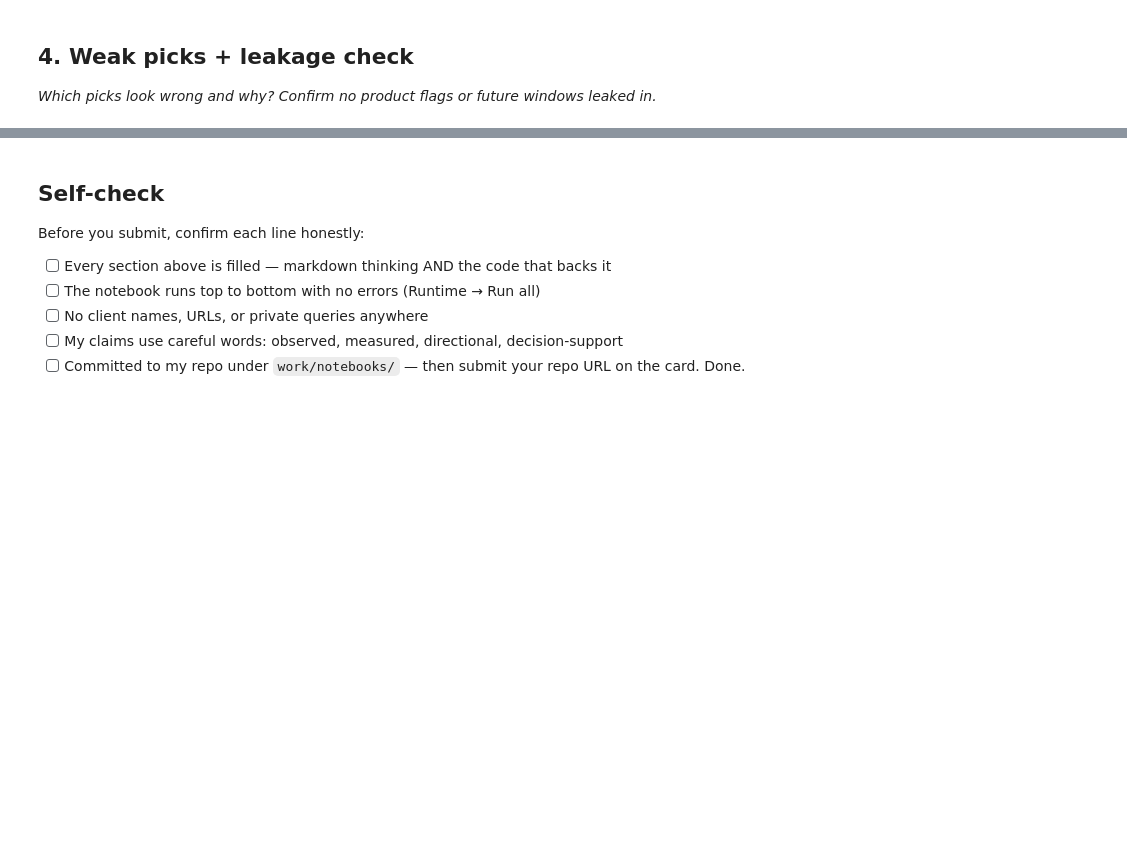
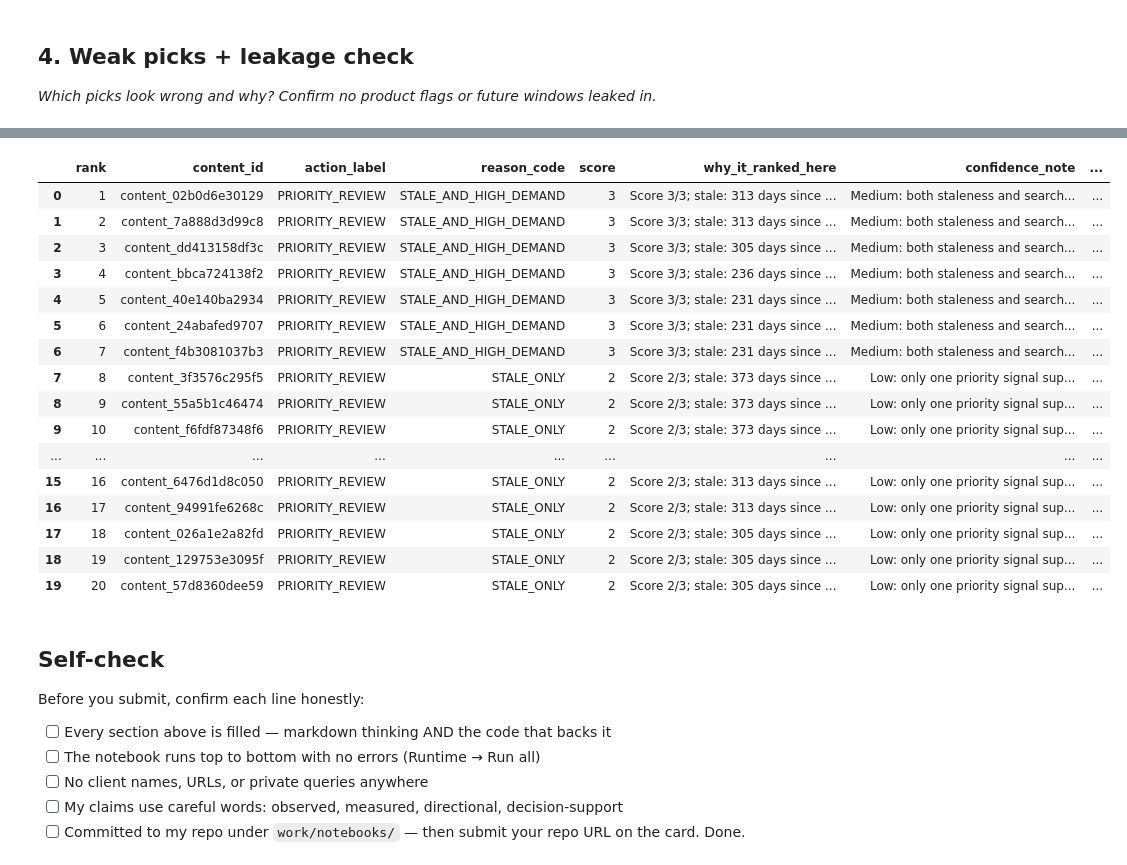
Before and after one commit to ssarimm/Machine-Learning-Internship---Flyrank, a Jupyter notebook: work/notebooks/w04_baseline_score.ipynb, the cells around one changed output, grey strips where cells are left out. Saved outputs shown, nothing was run; the diff lists cells and outputs as text; code cells hidden in the pictures; blank space fills up the shorter version.

```diff
--- a/work/notebooks/w04_baseline_score.ipynb
+++ b/work/notebooks/w04_baseline_score.ipynb
@@ -37,3 +385,63 @@ This skeleton is yours to fill. Work the sections **in order** — each one has
+# %%
+def explain_rank(row):
+    parts = []
+
+    if row["days_since_last_update"] >= 180:
+        parts.append(
+            f"stale: {int(row['days_since_last_update'])} days since update"
+        )
+
+    volume = row["search_volume"]
+    if pd.notna(volume) and volume > 0 and volume >= high_demand_threshold:
+        parts.append(
+            f"search volume {volume:g} meets the high-demand threshold"
+        )
+    elif pd.isna(volume):
+        parts.append("search volume is missing")
+
+    if not parts:
+        parts.append("neither selected signal triggered")
+
+    return f"Score {int(row['score'])}/3; " + "; ".join(parts)
+
+
+top20_review["why_it_ranked_here"] = top20_review.apply(
+    explain_rank, axis=1
+)
+
+# Put the explanation next to the action and reason code
+top20_review = top20_review[
+    [
+        "rank",
+        "content_id",
+        "action_label",
+        "reason_code",
+        "score",
+        "why_it_ranked_here",
+        "confidence_note",
+        "what_would_make_it_wrong",
+    ]
+]
+
+display(top20_review)
+# %% [output]
+|  | rank | content_id | action_label | reason_code | score | why_it_ranked_here | confidence_note | ... |
+| 0 | 1 | content_02b0d6e30129 | PRIORITY_REVIEW | STALE_AND_HIGH_DEMAND | 3 | Score 3/3; stale: 313 days since ... | Medium: both staleness and search... | ... |
+| 1 | 2 | content_7a888d3d99c8 | PRIORITY_REVIEW | STALE_AND_HIGH_DEMAND | 3 | Score 3/3; stale: 313 days since ... | Medium: both staleness and search... | ... |
+| 2 | 3 | content_dd413158df3c | PRIORITY_REVIEW | STALE_AND_HIGH_DEMAND | 3 | Score 3/3; stale: 305 days since ... | Medium: both staleness and search... | ... |
+| 3 | 4 | content_bbca724138f2 | PRIORITY_REVIEW | STALE_AND_HIGH_DEMAND | 3 | Score 3/3; stale: 236 days since ... | Medium: both staleness and search... | ... |
+| 4 | 5 | content_40e140ba2934 | PRIORITY_REVIEW | STALE_AND_HIGH_DEMAND | 3 | Score 3/3; stale: 231 days since ... | Medium: both staleness and search... | ... |
+| 5 | 6 | content_24abafed9707 | PRIORITY_REVIEW | STALE_AND_HIGH_DEMAND | 3 | Score 3/3; stale: 231 days since ... | Medium: both staleness and search... | ... |
+| 6 | 7 | content_f4b3081037b3 | PRIORITY_REVIEW | STALE_AND_HIGH_DEMAND | 3 | Score 3/3; stale: 231 days since ... | Medium: both staleness and search... | ... |
+| 7 | 8 | content_3f3576c295f5 | PRIORITY_REVIEW | STALE_ONLY | 2 | Score 2/3; stale: 373 days since ... | Low: only one priority signal sup... | ... |
+| 8 | 9 | content_55a5b1c46474 | PRIORITY_REVIEW | STALE_ONLY | 2 | Score 2/3; stale: 373 days since ... | Low: only one priority signal sup... | ... |
+| 9 | 10 | content_f6fdf87348f6 | PRIORITY_REVIEW | STALE_ONLY | 2 | Score 2/3; stale: 373 days since ... | Low: only one priority signal sup... | ... |
+| ... | ... | ... | ... | ... | ... | ... | ... | ... |
+| 15 | 16 | content_6476d1d8c050 | PRIORITY_REVIEW | STALE_ONLY | 2 | Score 2/3; stale: 313 days since ... | Low: only one priority signal sup... | ... |
+| 16 | 17 | content_94991fe6268c | PRIORITY_REVIEW | STALE_ONLY | 2 | Score 2/3; stale: 313 days since ... | Low: only one priority signal sup... | ... |
+| 17 | 18 | content_026a1e2a82fd | PRIORITY_REVIEW | STALE_ONLY | 2 | Score 2/3; stale: 305 days since ... | Low: only one priority signal sup... | ... |
+| 18 | 19 | content_129753e3095f | PRIORITY_REVIEW | STALE_ONLY | 2 | Score 2/3; stale: 305 days since ... | Low: only one priority signal sup... | ... |
+| 19 | 20 | content_57d8360dee59 | PRIORITY_REVIEW | STALE_ONLY | 2 | Score 2/3; stale: 305 days since ... | Low: only one priority signal sup... | ... |
 # %% [markdown]
 ## Self-check
 
```
Also changed, not shown: parts of 9 cells of this notebook.
